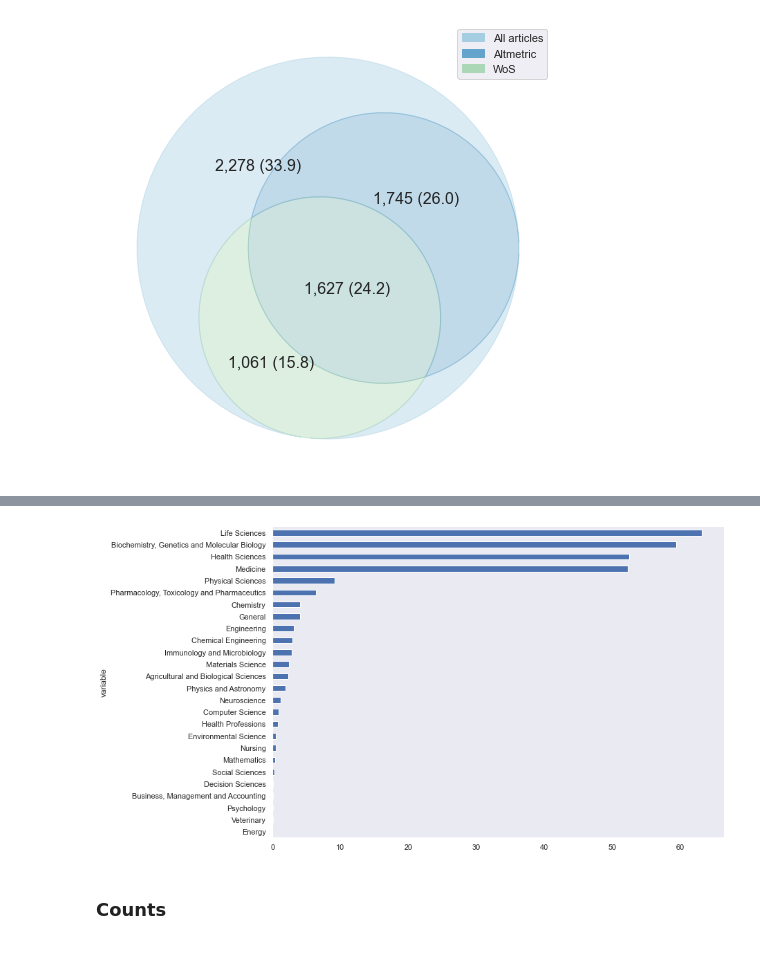
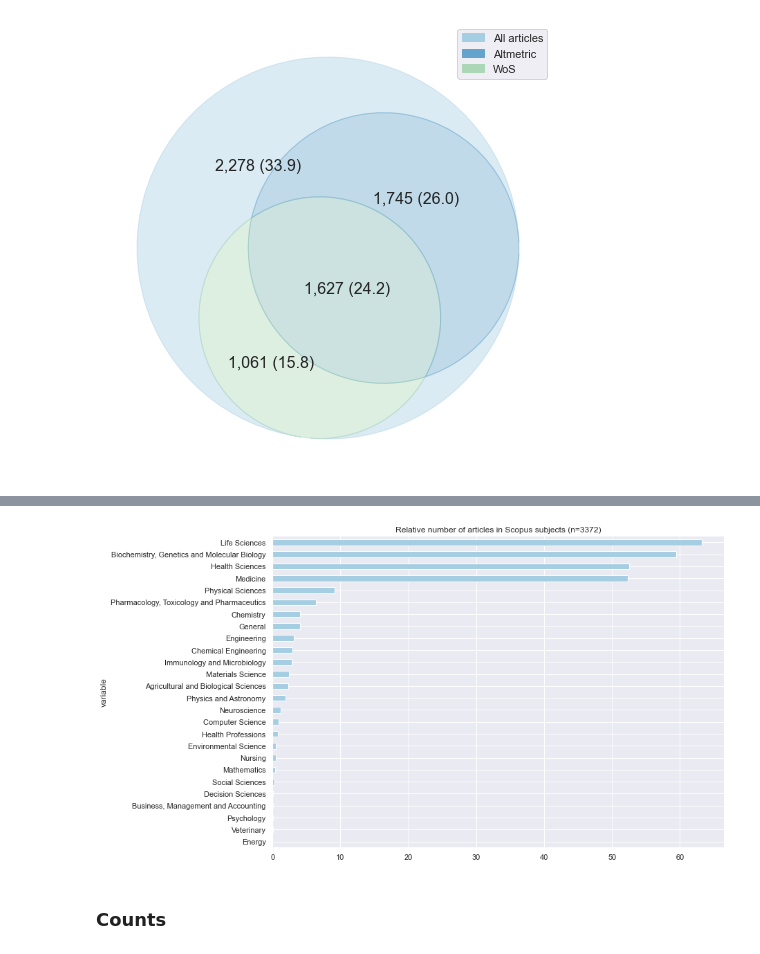
Before and after one commit to ScholCommLab/tracking-grants, a Jupyter notebook: notebooks/reports/interim_report_2.ipynb, the cells around one changed output, grey strips where cells are left out. Drawn from its saved outputs; the diff is of its cells as text; code cells hidden in the pictures.

```diff
--- a/notebooks/reports/interim_report_2.ipynb
+++ b/notebooks/reports/interim_report_2.ipynb
@@ -18,7 +20,7 @@ import numpy as np
 from military_grants import references_f, articles_f, wos_f, altmetric_f
 # %%
 # Seaborn styles
-sns.set_style("dark")
+sns.set_style("darkgrid")
 
 # Matplotlib figure configuration fonts and figsizes
 plt.rcParams.update({
@@ -217,8 +220,9 @@ sns.despine()
 # %%
 pdf = pd.get_dummies(altmetrics['scopus_subjects'].apply(pd.Series).stack()).sum(level=0).melt()
-pdf.groupby("variable")['value'].sum().div(len(altmetrics)/100).sort_values().plot(kind="barh")
+pdf.groupby("variable")['value'].sum().div(len(altmetrics)/100).sort_values().plot(kind="barh", color=cp3[0])
+plt.title(f"Relative number of articles in Scopus subjects (n={len(altmetrics)})")
 sns.despine()
 # %% [output]
-[figure, old version]
+[figure, new version]
 # %% [markdown]
 ### Counts
```
Also changed, not shown: parts of 23 cells of this notebook.
